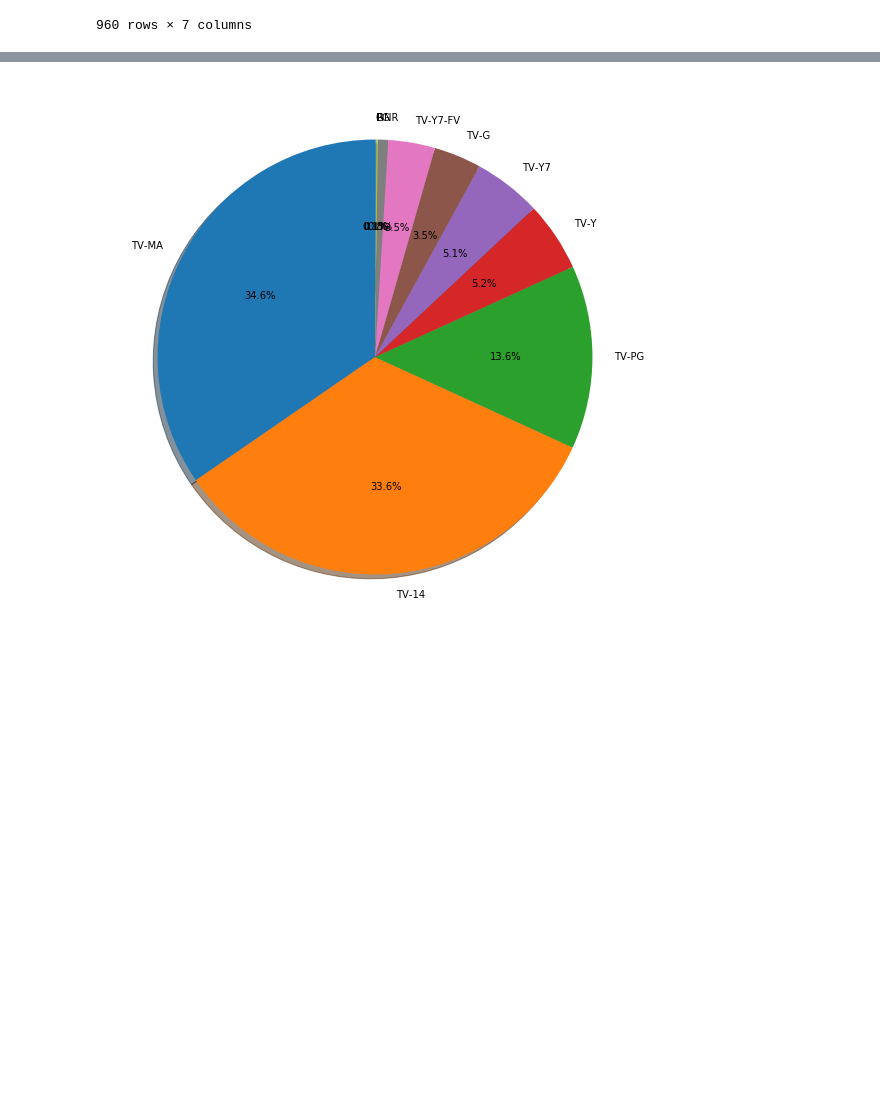
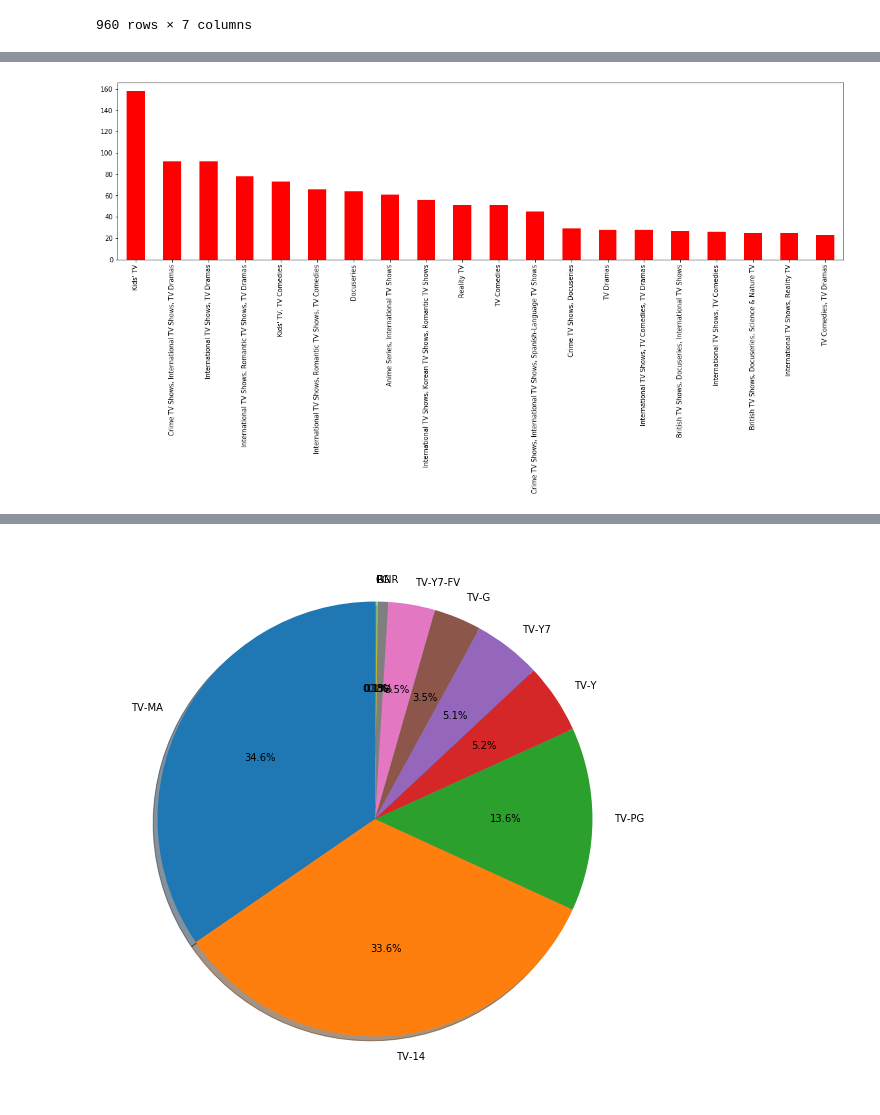
Before and after one commit to amishap79/etl_project, a Jupyter notebook: netflix_vs_hulu_date_added.ipynb, the cells around one changed output, grey strips where cells are left out. Saved outputs shown, nothing was run; the diff lists cells and outputs as text; code cells hidden in the pictures; blank space fills up the shorter version.

```diff
--- a/netflix_vs_hulu_date_added.ipynb
+++ b/netflix_vs_hulu_date_added.ipynb
@@ -131,3 +143,10 @@ pd.DataFrame(trans_netflix_genres)
+# %%
+# plt.figure(figsize = (10,10)
+# plt.bar(trans_netflix_genres_pd.index, trans_netflix_genres_pd.values)
+
+fig=trans_netflix_genres[:20].plot(kind='bar', color = 'r',figsize=(20,5))
+# %% [output]
+[figure, added]
 # %%
 trans_hulu_genres = data_hulu['show_genre'].value_counts()
 pd.DataFrame(trans_hulu_genres)
```
Also changed, not shown: parts of 8 cells of this notebook.
